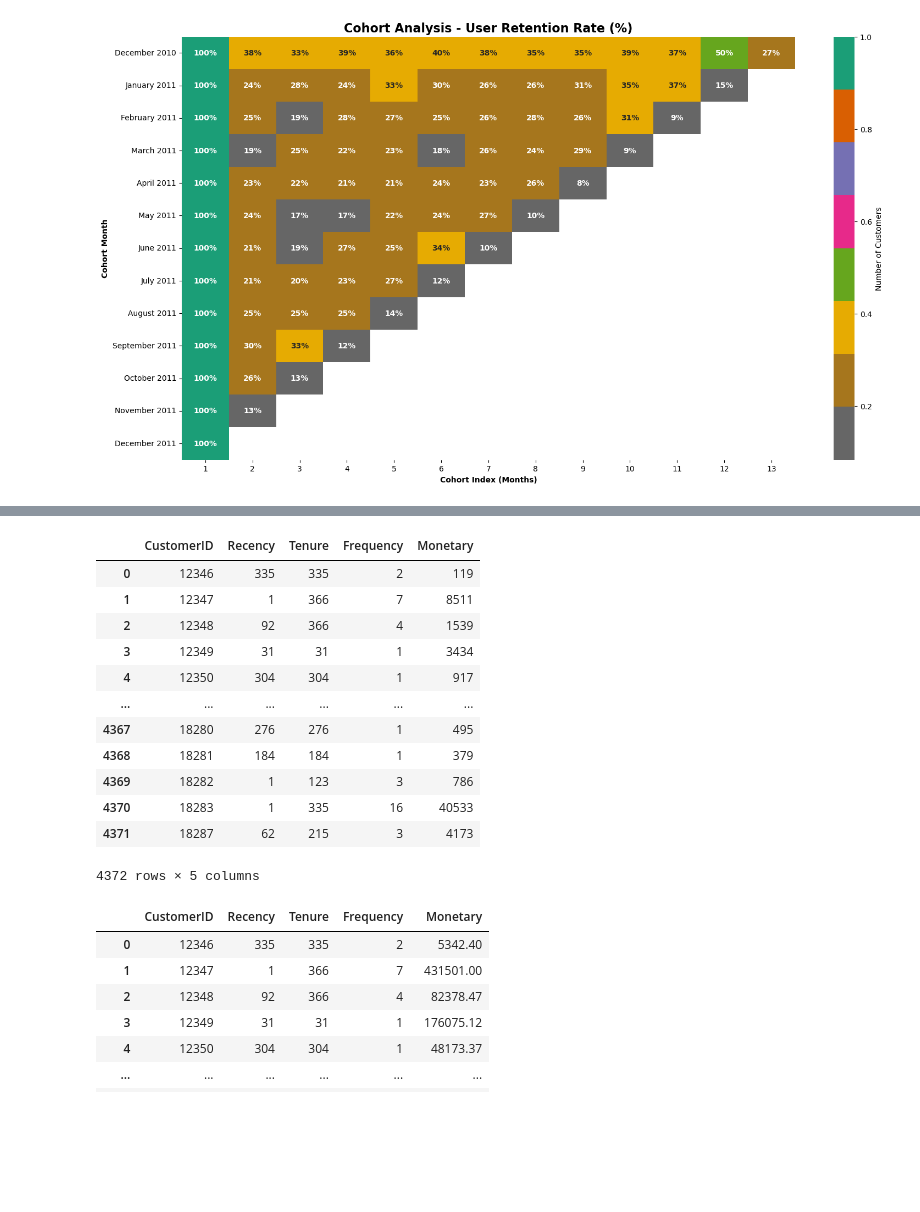
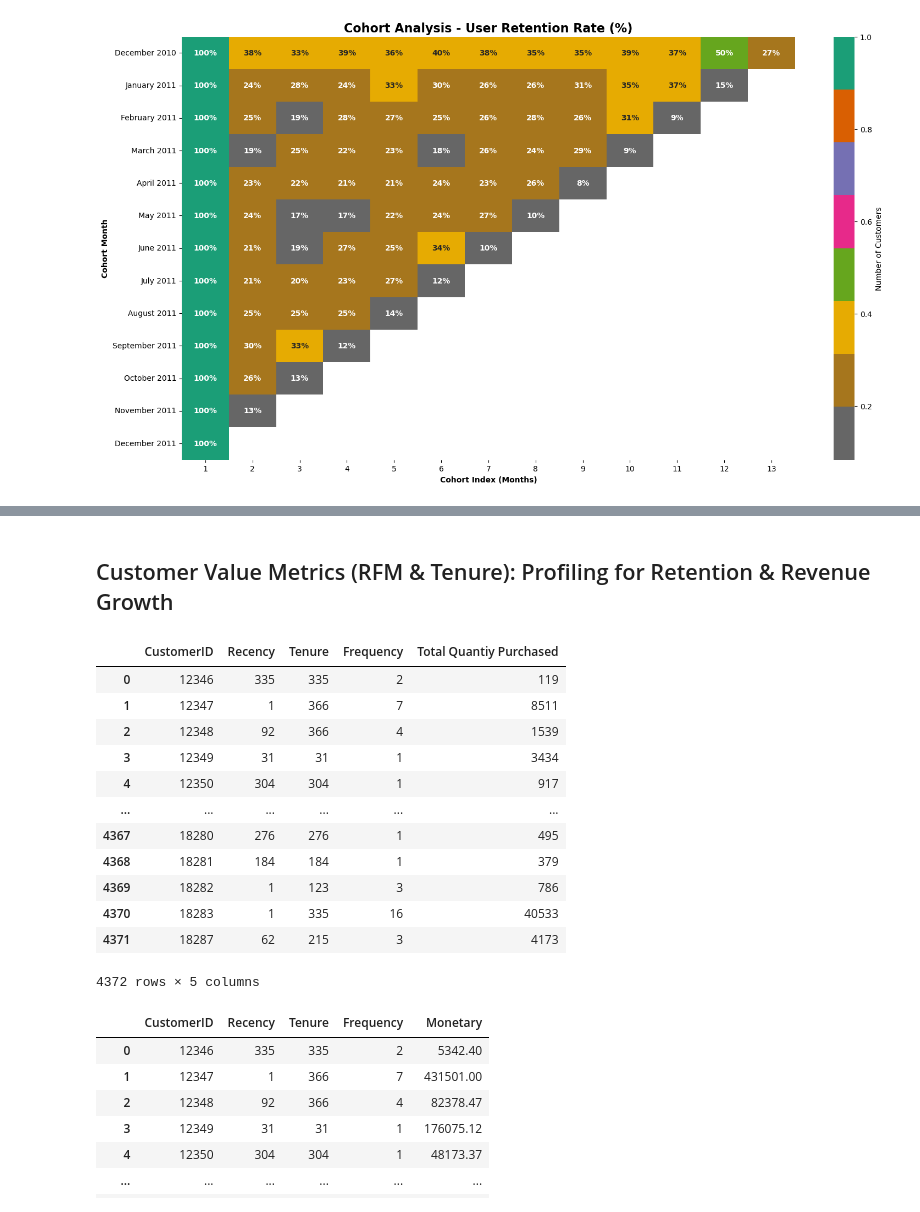
Before and after one commit to Halimat92/Cohort-Analysis-on-E-shop-pro, a Jupyter notebook: Cohort-Analysis-on-E-Shop-Pro.ipynb, the cells around one changed output, grey strips where cells are left out. Cells and saved outputs as stored; diff of their text form; code cells hidden in the pictures; blank space fills up the shorter version.

```diff
--- a/Cohort-Analysis-on-E-Shop-Pro.ipynb
+++ b/Cohort-Analysis-on-E-Shop-Pro.ipynb
@@ -684,24 +781,26 @@ plt.show()
+# %% [markdown]
+## Customer Value Metrics (RFM & Tenure): Profiling for Retention & Revenue Growth
 # %%
 
-# Set snapshot date as the day after the last transaction
-snapshot_date = data['InvoiceDate'].max() + pd.Timedelta(days=1)
+# Set trans date as the day after the last transaction
+trans_date = data['InvoiceDate'].max() + pd.Timedelta(days=1)
 
 # Calculate RFM + Tenure
 rfm = data.groupby('CustomerID').agg({
     'InvoiceDate': [
-        lambda x: (snapshot_date - x.max()).days,     # Recency
-        lambda x: (snapshot_date - x.min()).days,     # Tenure
+        lambda x: (trans_date - x.max()).days,     # Recency
+        lambda x: (trans_date - x.min()).days,     # Tenure
     ],
     'InvoiceNo': 'nunique',                           # Frequency
     'Quantity': 'sum'                                 # Monetary (proxy)
 })
 
 # Rename columns
-rfm.columns = ['Recency', 'Tenure', 'Frequency', 'Monetary']
+rfm.columns = ['Recency', 'Tenure', 'Frequency', 'Total Quantiy Purchased']
 rfm = rfm.reset_index()
 rfm
 # %% [output]
-|  | CustomerID | Recency | Tenure | Frequency | Monetary |
+|  | CustomerID | Recency | Tenure | Frequency | Total Quantiy Purchased |
 | 0 | 12346 | 335 | 335 | 2 | 119 |
 | 1 | 12347 | 1 | 366 | 7 | 8511 |
 | 2 | 12348 | 92 | 366 | 4 | 1539 |
```
Also changed, not shown: parts of 69 cells of this notebook.
